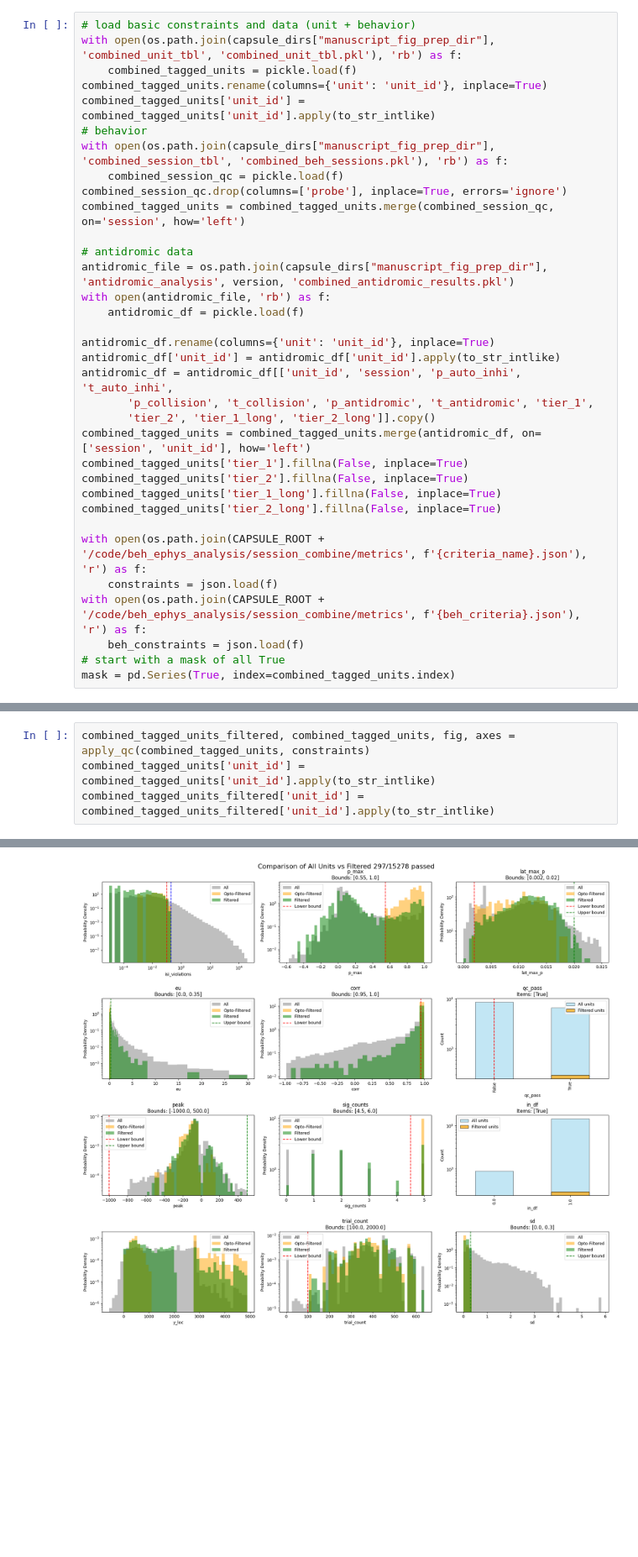
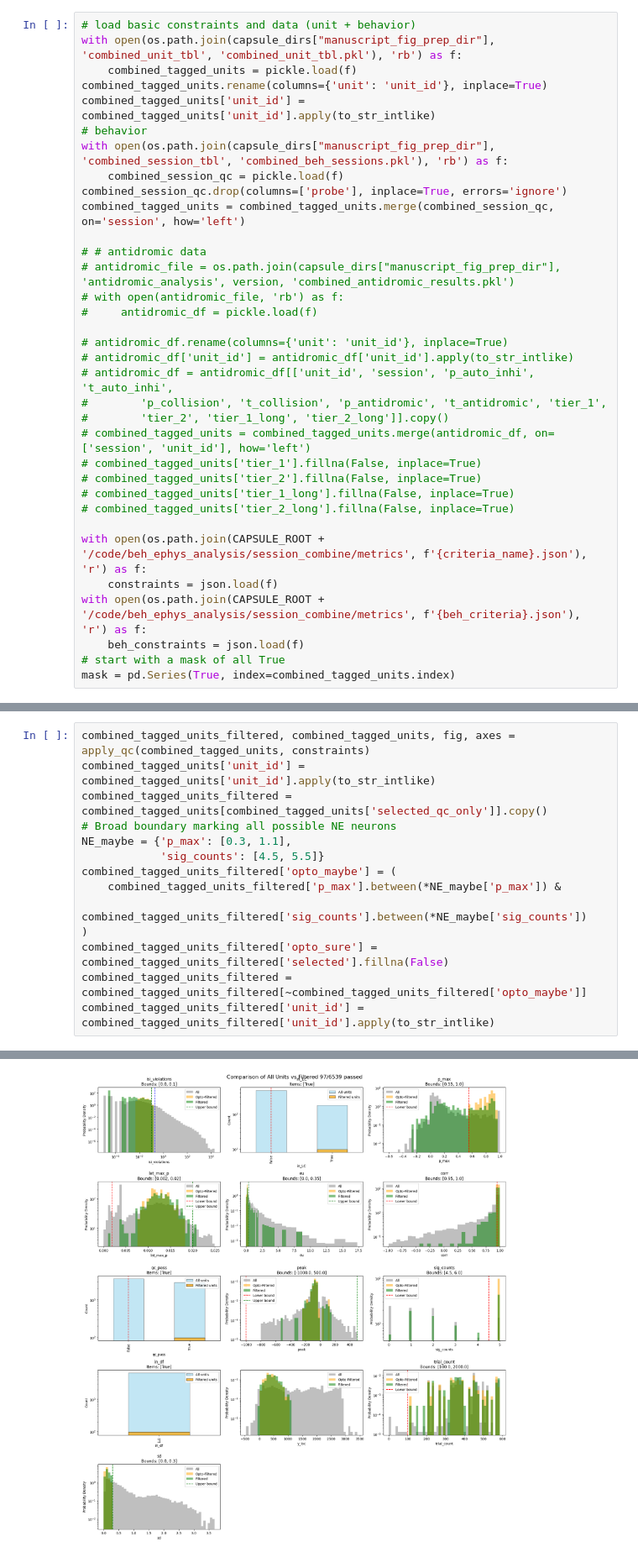
Before and after one commit to AllenNeuralDynamics/LC-beh-physiology-analysis, a Jupyter notebook: code/beh_ephys_analysis/session_combine/manuscript_figures/F_spont_choice_lick_neuron.ipynb, the cells around one changed output, grey strips where cells are left out. Shown at 84% size. Cells and saved outputs as stored; diff of their text form; blank space fills up the shorter version.

```diff
--- a/code/beh_ephys_analysis/session_combine/manuscript_figures/F_spont_choice_lick_neuron.ipynb
+++ b/code/beh_ephys_analysis/session_combine/manuscript_figures/F_spont_choice_lick_neuron.ipynb
@@ -93,21 +93,21 @@ with open(os.path.join(capsule_dirs["manuscript_fig_prep_dir"], 'combined_sessio
 combined_session_qc.drop(columns=['probe'], inplace=True, errors='ignore')
 combined_tagged_units = combined_tagged_units.merge(combined_session_qc, on='session', how='left')
 
-# antidromic data
-antidromic_file = os.path.join(capsule_dirs["manuscript_fig_prep_dir"], 'antidromic_analysis', version, 'combined_antidromic_results.pkl')
-with open(antidromic_file, 'rb') as f:
-    antidromic_df = pickle.load(f)
+# # antidromic data
+# antidromic_file = os.path.join(capsule_dirs["manuscript_fig_prep_dir"], 'antidromic_analysis', version, 'combined_antidromic_results.pkl')
+# with open(antidromic_file, 'rb') as f:
+#     antidromic_df = pickle.load(f)
 
-antidromic_df.rename(columns={'unit': 'unit_id'}, inplace=True)
-antidromic_df['unit_id'] = antidromic_df['unit_id'].apply(to_str_intlike)
-antidromic_df = antidromic_df[['unit_id', 'session', 'p_auto_inhi', 't_auto_inhi',
-       'p_collision', 't_collision', 'p_antidromic', 't_antidromic', 'tier_1',
-       'tier_2', 'tier_1_long', 'tier_2_long']].copy()
-combined_tagged_units = combined_tagged_units.merge(antidromic_df, on=['session', 'unit_id'], how='left')
-combined_tagged_units['tier_1'].fillna(False, inplace=True)
-combined_tagged_units['tier_2'].fillna(False, inplace=True)
-combined_tagged_units['tier_1_long'].fillna(False, inplace=True)
-combined_tagged_units['tier_2_long'].fillna(False, inplace=True)
+# antidromic_df.rename(columns={'unit': 'unit_id'}, inplace=True)
+# antidromic_df['unit_id'] = antidromic_df['unit_id'].apply(to_str_intlike)
+# antidromic_df = antidromic_df[['unit_id', 'session', 'p_auto_inhi', 't_auto_inhi',
+#        'p_collision', 't_collision', 'p_antidromic', 't_antidromic', 'tier_1',
+#        'tier_2', 'tier_1_long', 'tier_2_long']].copy()
+# combined_tagged_units = combined_tagged_units.merge(antidromic_df, on=['session', 'unit_id'], how='left')
+# combined_tagged_units['tier_1'].fillna(False, inplace=True)
+# combined_tagged_units['tier_2'].fillna(False, inplace=True)
+# combined_tagged_units['tier_1_long'].fillna(False, inplace=True)
+# combined_tagged_units['tier_2_long'].fillna(False, inplace=True)
 
 with open(os.path.join(CAPSULE_ROOT + '/code/beh_ephys_analysis/session_combine/metrics', f'{criteria_name}.json'), 'r') as f:
     constraints = json.load(f)
@@ -148,5 +148,15 @@ Apply the `beh_all` constraints to retain only units that pass quality threshold
 # %%
 combined_tagged_units_filtered, combined_tagged_units, fig, axes = apply_qc(combined_tagged_units, constraints)
 combined_tagged_units['unit_id'] = combined_tagged_units['unit_id'].apply(to_str_intlike)
+combined_tagged_units_filtered = combined_tagged_units[combined_tagged_units['selected_qc_only']].copy()
+# Broad boundary marking all possible NE neurons
+NE_maybe = {'p_max': [0.3, 1.1],
+            'sig_counts': [4.5, 5.5]}
+combined_tagged_units_filtered['opto_maybe'] = (
+    combined_tagged_units_filtered['p_max'].between(*NE_maybe['p_max']) &
+    combined_tagged_units_filtered['sig_counts'].between(*NE_maybe['sig_counts'])
+)
+combined_tagged_units_filtered['opto_sure'] = combined_tagged_units_filtered['selected'].fillna(False)
+combined_tagged_units_filtered = combined_tagged_units_filtered[~combined_tagged_units_filtered['opto_maybe']]
 combined_tagged_units_filtered['unit_id'] = combined_tagged_units_filtered['unit_id'].apply(to_str_intlike)
 # %% [output]
@@ -170,4 +182,4 @@ Number of non-opto rows after filtering: 1365
-[figure, old version]
+[figure, new version]
 # %% [markdown]
 ## Define Lick PSTH Computation Function
 
```
Also changed, not shown: parts of 10 cells of this notebook, 11 other files.
